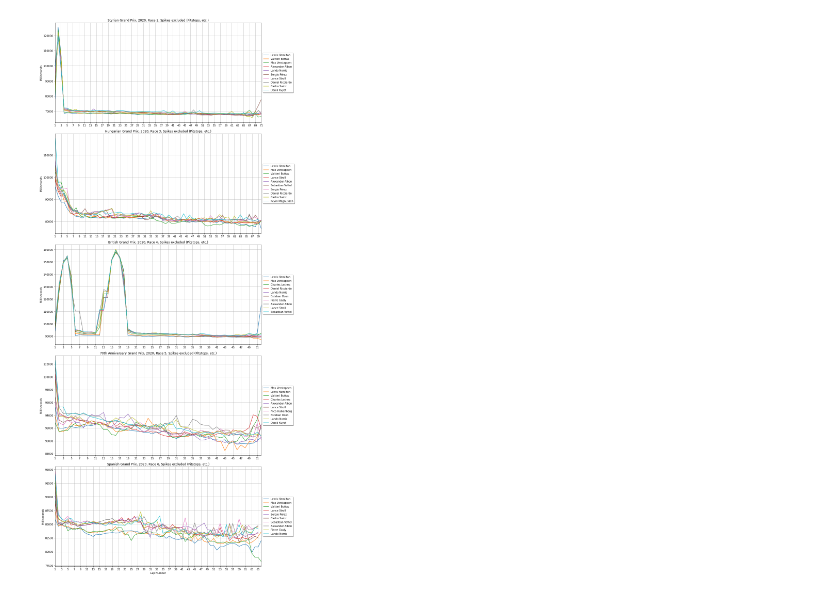
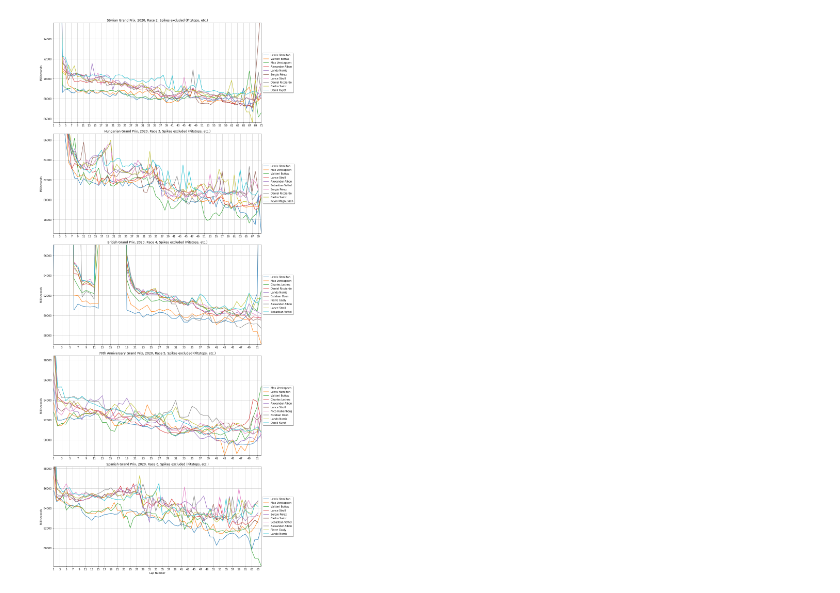
Before and after one commit to cnkndmr/formula1-data-analysis, a Jupyter notebook: src/02-laptime_comparison.ipynb, the cells around one changed output. Saved outputs shown, nothing was run; the diff lists cells and outputs as text; code cells hidden in the pictures.

```diff
--- a/src/02-laptime_comparison.ipynb
+++ b/src/02-laptime_comparison.ipynb
@@ -21,32 +21,35 @@ for plot_num, raceId in enumerate(lap_times_df.raceId.drop_duplicates().iloc[-5:
     plt.subplot(5, 1, plot_num + 1)
     race_df = lap_times_df[lap_times_df["raceId"] == raceId].copy()
     pit_stop_df = pit_stops_df[pit_stops_df.raceId == raceId]
 
     for driverId in pit_stop_df.driverId.drop_duplicates():
         for lap in pit_stop_df[pit_stop_df.driverId == driverId].lap:
             race_df.loc[(race_df.driverId == driverId) & (race_df.lap.isin([lap, lap + 1])),'milliseconds'] = np.nan
             mean_value = race_df.loc[(race_df.driverId == driverId) & (race_df.lap.isin([lap - 1, lap + 2]))].milliseconds.mean()
             race_df.loc[(race_df.driverId == driverId) & (race_df.lap.isin([lap, lap + 1])),'milliseconds'] = mean_value
 
     for driverId in results_df[results_df.raceId == raceId]["driverId"].iloc[:10]:
         driver_info = drivers_df[drivers_df["driverId"] == driverId]
         driver_name = driver_info["forename"] + ' ' + driver_info["surname"]
         plt.plot(race_df[race_df.driverId == driverId].lap,
                  race_df[race_df.driverId == driverId].milliseconds,
                  label = driver_name.iloc[0])
 
     plt.legend(loc='center left', fancybox=True, shadow=True, bbox_to_anchor=(1, 0.5))
     plt.xticks(np.arange(race_df["lap"].values.min(), race_df["lap"].values.max()+1, 2.0))
-    plt.xlim(race_df["lap"].values.min(), race_df["lap"].values.max())
+    plt.xlim(race_df["lap"].values.min(),
+             race_df["lap"].values.max())
+    plt.ylim(race_df.milliseconds.min(),
+             race_df.milliseconds.min() + 10000)
     race_name = races_df[races_df["raceId"] == raceId]["name"].iloc[0]
     race_year = races_df[races_df["raceId"] == raceId]["year"].iloc[0]
     race_round = races_df[races_df["raceId"] == raceId]["round"].iloc[0]
     plt.grid()
     plt.title(str(race_name) + ', ' + str(race_year) + ', Race ' + str(race_round) + ', Spikes excluded (Pitstops, etc.)')
     plt.ylabel('Milliseconds')
 
 plt.tight_layout()
 plt.xlabel('Lap Number')
 plt.show()
 # %% [output]
-[figure, old version]
+[figure, new version]
```
